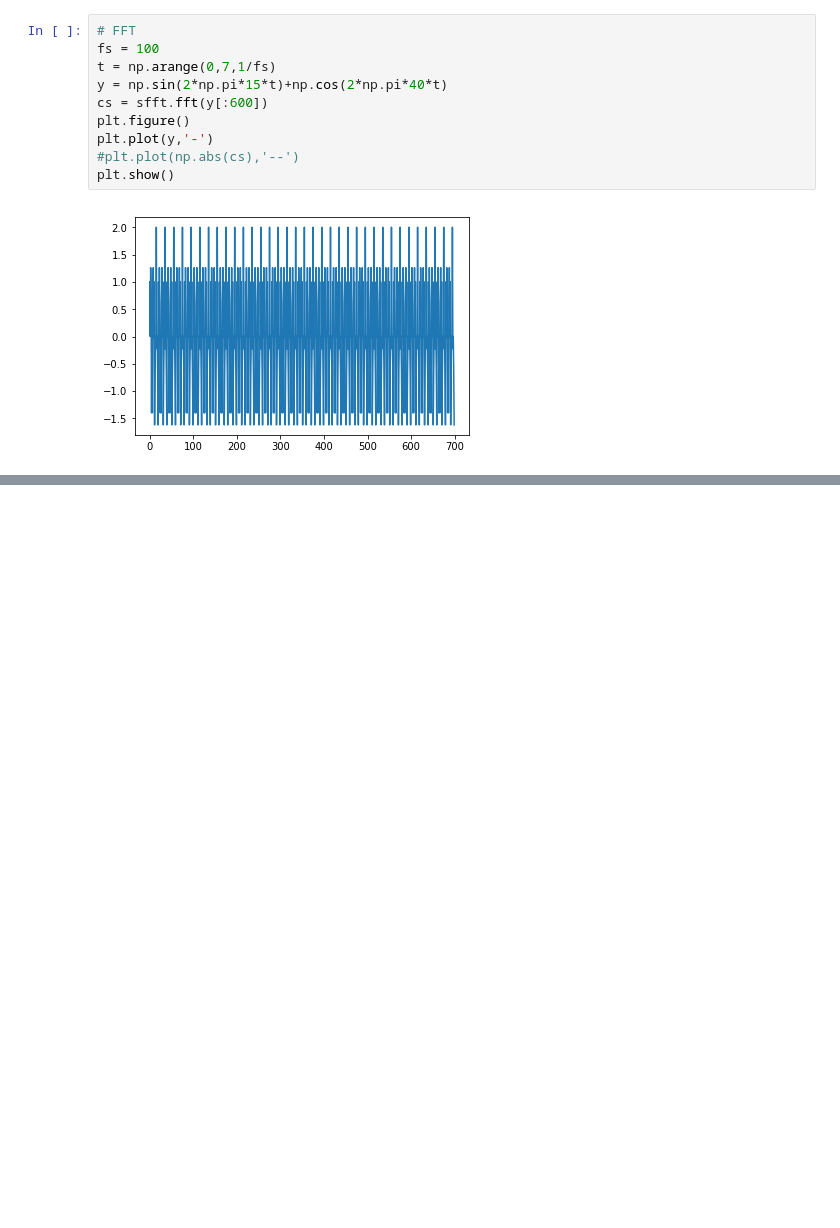
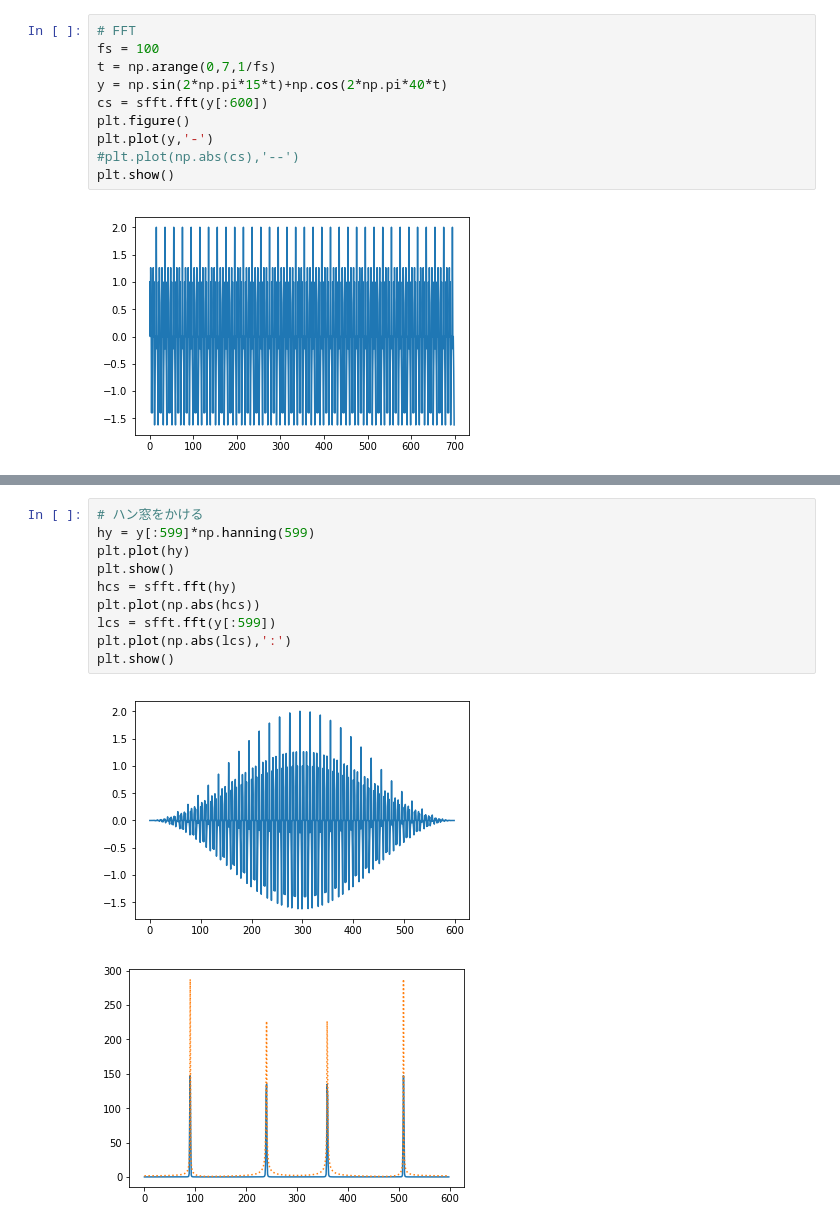
Before and after one commit to tsato-code/AudioSignalProcessing, a Jupyter notebook: AudioSignalProcessing.ipynb, the cells around one changed output, grey strips where cells are left out. Drawn from its saved outputs; the diff is of its cells as text; blank space fills up the shorter version.

```diff
--- a/AudioSignalProcessing.ipynb
+++ b/AudioSignalProcessing.ipynb
@@ -123,0 +152,13 @@ plt.show()
+# %%
+# ハン窓をかける
+hy = y[:599]*np.hanning(599)
+plt.plot(hy)
+plt.show()
+hcs = sfft.fft(hy)
+plt.plot(np.abs(hcs))
+lcs = sfft.fft(y[:599])
+plt.plot(np.abs(lcs),':')
+plt.show()
+# %% [output]
+[figure, added]
+[figure, added]
```
Also changed, not shown: parts of 12 cells of this notebook, 1 other file.
